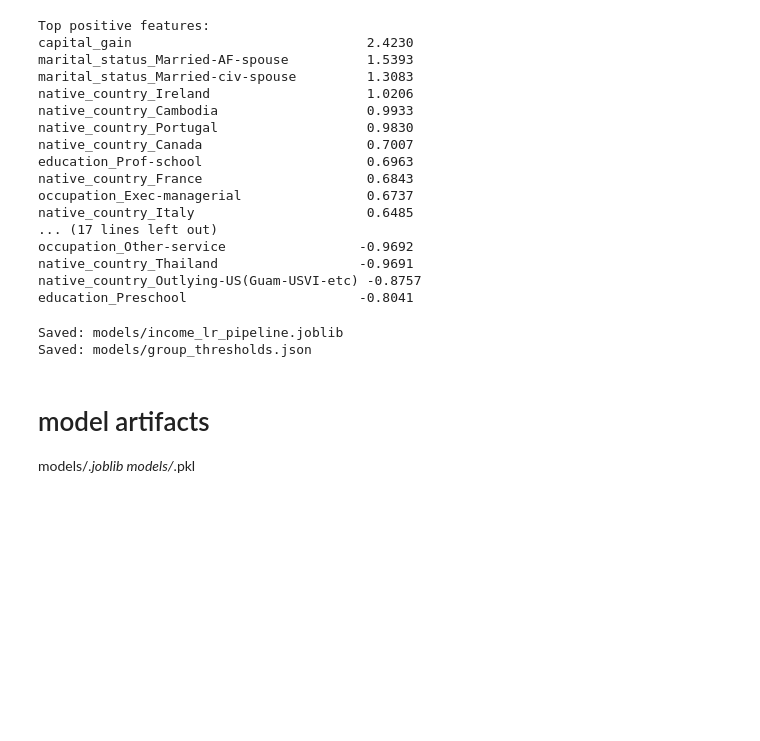
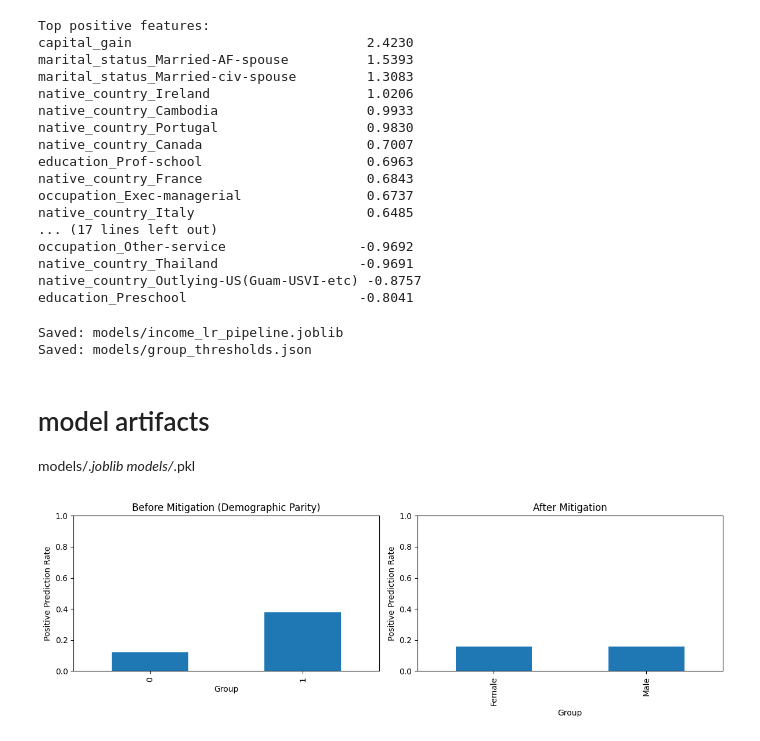
Before and after one commit to KavaughnSmith/FairHire-Analytics, a Jupyter notebook: notebooks/01_load_and_clean_data.ipynb, the cells around one changed output. Cells and saved outputs as stored; diff of their text form; code cells hidden in the pictures; blank space fills up the shorter version.

```diff
--- a/notebooks/01_load_and_clean_data.ipynb
+++ b/notebooks/01_load_and_clean_data.ipynb
@@ -966,13 +910,57 @@ def predict_income(df_new: pd.DataFrame, sensitive_col=SENSITIVE_FEATURE):
 # preds = predict_income(X_valid.copy())
 # preds[:10]
 # %%
+import pandas as pd
 import matplotlib.pyplot as plt
 
-# Compare fairness before/after mitigation
+# --- Helper to grab the positive prediction rate column, or recompute if needed ---
+def _extract_pos_rate(df):
+    """Return a Series indexed by group with positive prediction rates from a rates table."""
+    if isinstance(df, pd.Series):
+        return df  # already a series of rates
+    for col in [
+        "pos_rate", "selection_rate", "positive_rate",
+        "pred_positive_rate", "positive_prediction_rate", "rate"
+    ]:
+        if col in df.columns:
+            return df[col]
+    raise KeyError("No positive-rate-like column found.")
+
+def _recompute_pos_rate(groups, y_pred_labels, positive_label=">50K"):
+    tmp = pd.DataFrame({
+        "group": groups,
+        "pred_pos": (y_pred_labels == positive_label).astype(int)
+    })
+    return tmp.groupby("group")["pred_pos"].mean()
+
+# Try to get BEFORE rates from your rates table; if missing, recompute from predictions
+try:
+    pr_before = _extract_pos_rate(rates)
+except Exception:
+    # Ensure we have baseline predictions
+    try:
+        y_pred  # noqa: F821
+    except NameError:
+        y_pred = pipe.predict(X_valid_nosens)
+    pr_before = _recompute_pos_rate(X_valid[SENSITIVE_FEATURE], y_pred, positive_label=">50K")
+
+# Try to get AFTER rates from your mitigated table; if missing, recompute
+try:
+    pr_after = _extract_pos_rate(rates_mitigated)
+except Exception:
+    pr_after = _recompute_pos_rate(X_valid[SENSITIVE_FEATURE], y_pred_mitigated, positive_label=">50K")
+
+# --- Plot side-by-side ---
 fig, ax = plt.subplots(1, 2, figsize=(12, 4))
-rates["pos_rate"].plot(kind="bar", ax=ax[0], color="skyblue", title="Before Mitigation (Demographic Parity)")
-rates_mitigated["pos_rate"].plot(kind="bar", ax=ax[1], color="seagreen", title="After Mitigation")
+pr_before.plot(kind="bar", ax=ax[0], title="Before Mitigation (Demographic Parity)")
+pr_after.plot(kind="bar",  ax=ax[1], title="After Mitigation")
+
 for a in ax:
-    a.set_xlabel("Group"); a.set_ylabel("Positive Prediction Rate")
+    a.set_xlabel("Group")
+    a.set_ylabel("Positive Prediction Rate")
+    a.set_ylim(0, 1)
+
 plt.tight_layout()
 plt.show()
+# %% [output]
+[figure, added]
```
Also changed, not shown: parts of 1 cell of this notebook, 6 other files.
